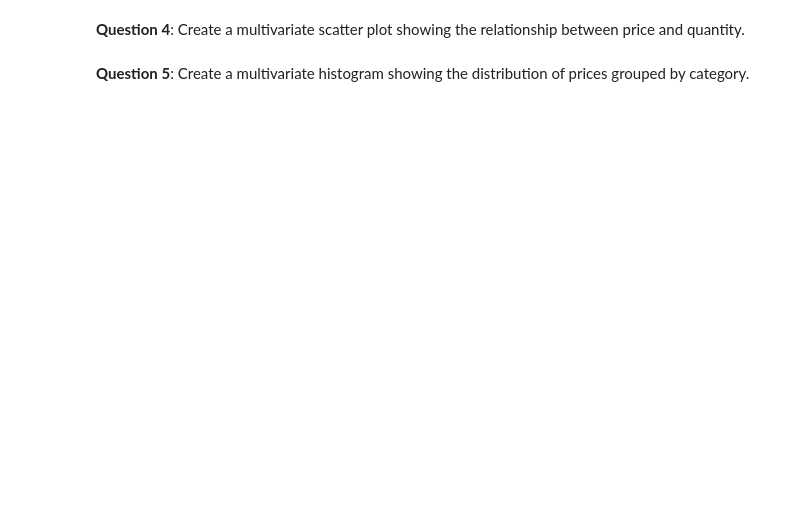
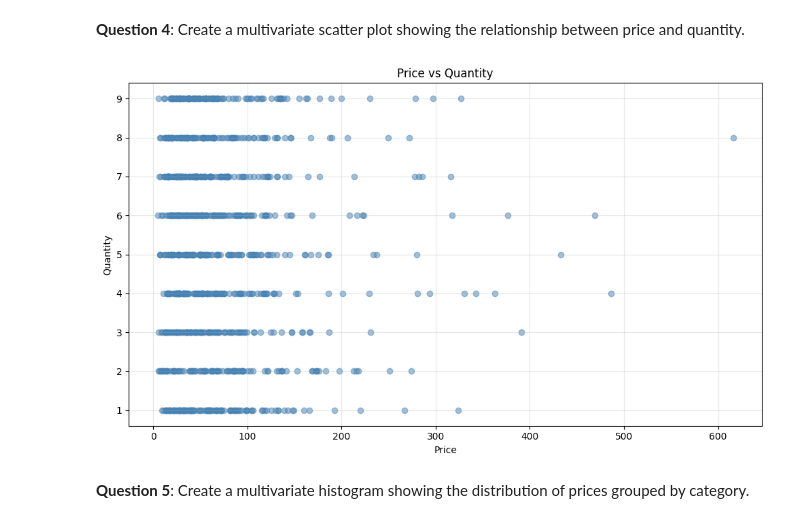
Before and after one commit to gaspardvilla/Nomades_ADA, a Jupyter notebook: week_2/corrections/monday.ipynb, the cells around one changed output. Saved outputs shown, nothing was run; the diff lists cells and outputs as text; code cells hidden in the pictures; blank space fills up the shorter version.

```diff
--- a/week_2/corrections/monday.ipynb
+++ b/week_2/corrections/monday.ipynb
@@ -139,2 +319,13 @@ We'll cover both **univariate** (single variable) and **multivariate** (multiple
+# %%
+# Your code here
+plt.figure(figsize=(10, 6))
+plt.scatter(df['Price'], df['Quantity'], alpha=0.5, color='steelblue')
+plt.title('Price vs Quantity')
+plt.xlabel('Price')
+plt.ylabel('Quantity')
+plt.grid(alpha=0.3)
+plt.tight_layout()
+# %% [output]
+[figure, added]
 # %% [markdown]
 **Question 5**: Create a multivariate histogram showing the distribution of prices grouped by category.
```
Also changed, not shown: parts of 35 cells of this notebook, 4 other files.
